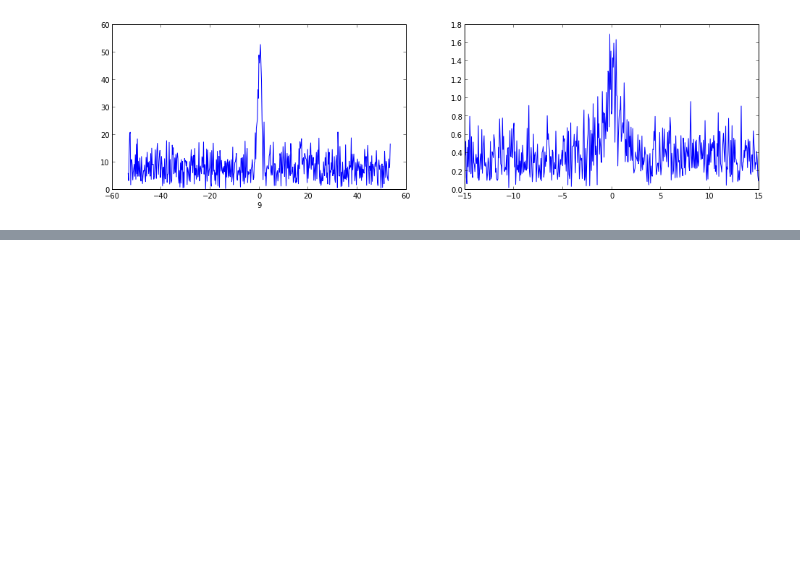
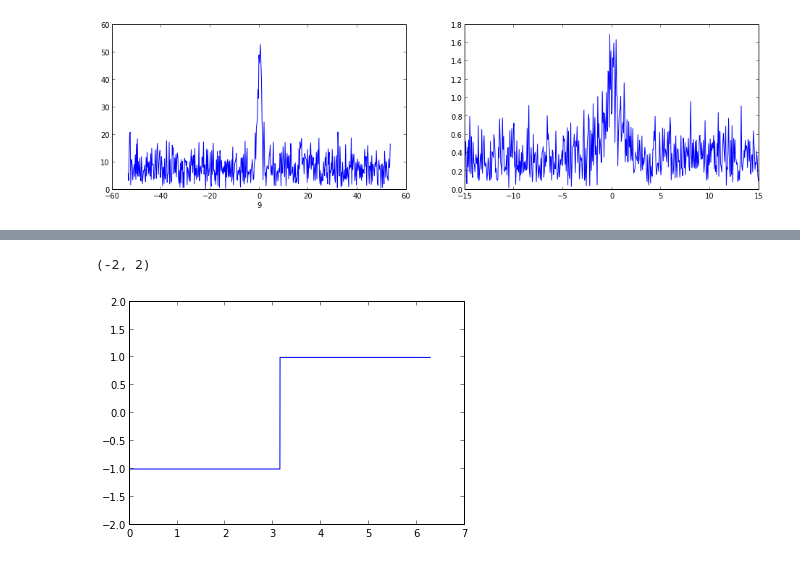
Before and after one commit to Chuphay/python, a Jupyter notebook: ipy/ipy/Fourier.ipynb, the cells around one changed output, grey strips where cells are left out. Drawn from its saved outputs; the diff is of its cells as text; code cells hidden in the pictures; blank space fills up the shorter version.

```diff
--- a/ipy/ipy/Fourier.ipynb
+++ b/ipy/ipy/Fourier.ipynb
@@ -287,0 +289,34 @@ show()
+# %%
+from scipy.integrate import quad
+def fourier(function,k,a=0,b=2*pi):
+    """hmmm... assuming the range is from 0 to 2*pi.
+    function should be some kind of lambda like function
+    k is the kth coefficient, which is supposedly what will be returned to you
+    """
+    fn = lambda x: function((b-a)*x/(2*pi)+a)*exp(1j*k*x)
+    real_part = lambda x: real(fn(x)) #sp.real()
+    imag_part = lambda x: imag(fn(x))
+    return 1/(b-a)*quad(real_part,a,b)[0]+1j/(b-a)*quad(imag_part,a,b)[0]
+
+
+def step(an_array, where=3):
+    out = ones(len(an_array))
+    for i in range(len(an_array)):
+        if an_array[i]>=where:
+            break
+        else:
+            out[i] = -1*out[i]
+
+    return out
+
+
+n = 2048
+
+x = np.linspace(0,2*pi,n)
+
+
+plot (x,step(x,pi))
+ylim(-2,2)
+# %% [output]
+(-2, 2)
+[figure, added]
```
Also changed, not shown: parts of 3 cells of this notebook, 2 other files.
